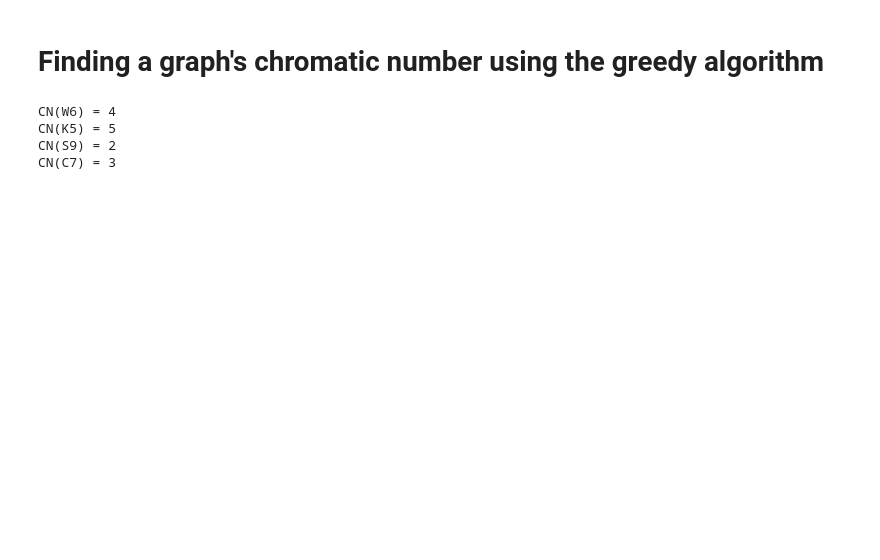
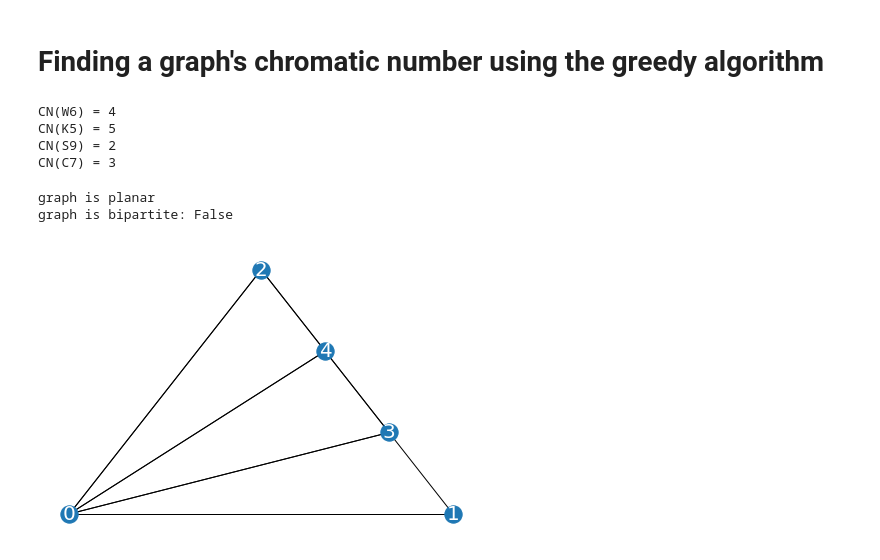
Before and after one commit to mattConn/graph-theory-analysis, a Jupyter notebook: bipartite-graphs.ipynb, the cells around one changed output. Drawn from its saved outputs; the diff is of its cells as text; code cells hidden in the pictures; blank space fills up the shorter version.

Commit message:
adding planar graph

```diff
--- a/bipartite-graphs.ipynb
+++ b/bipartite-graphs.ipynb
@@ -102,3 +98,36 @@ CN(W6) = 4
 CN(K5) = 5
 CN(S9) = 2
 CN(C7) = 3
+# %%
+from networkx import planarity
+
+
+# construct planar graph, no crossing edges
+G = nx.PlanarEmbedding()
+G.add_half_edge_cw(0, 1, None)
+G.add_half_edge_cw(0, 2, 1)
+G.add_half_edge_cw(0, 3, 2)
+G.add_half_edge_cw(0, 4, 2)
+G.add_half_edge_cw(1, 0, None)
+G.add_half_edge_cw(2, 0, None)
+G.add_half_edge_cw(2, 4, None)
+G.add_half_edge_cw(3, 0, None)
+G.add_half_edge_cw(3, 1, None)
+G.add_half_edge_cw(3, 4, None)
+G.add_half_edge_cw(4, 0, None)
+G.add_half_edge_cw(4, 2, None)
+G.add_half_edge_cw(4, 3, None)
+
+#plot bipartite graph
+try:
+    nx.draw_planar(G, with_labels=True, font_size=20, font_color='white')
+    print('graph is planar')
+except:
+    print('graph is not planar')
+
+#check whether graph is bipartite
+print(f'graph is bipartite: {nx.is_bipartite(G)}')
+# %% [output]
+graph is planar
+graph is bipartite: False
+[figure, added]
```
Also changed, not shown: parts of 1 cell of this notebook.
